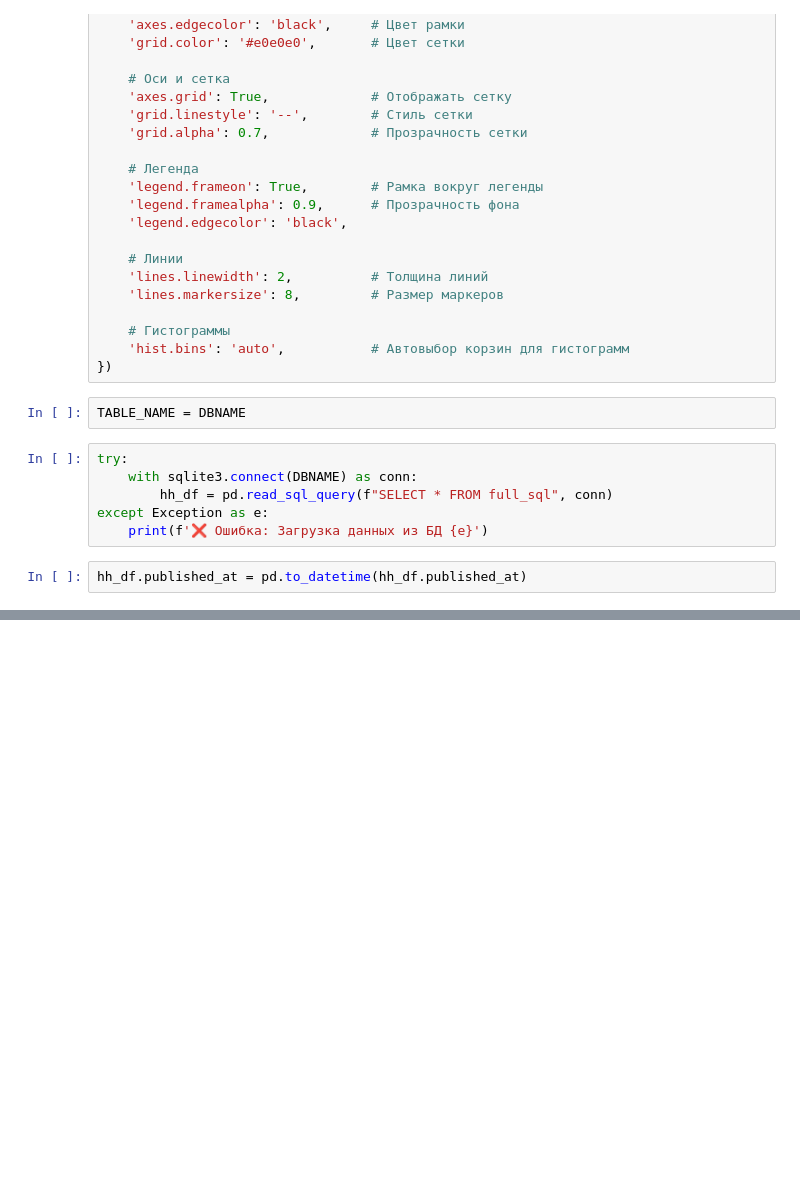
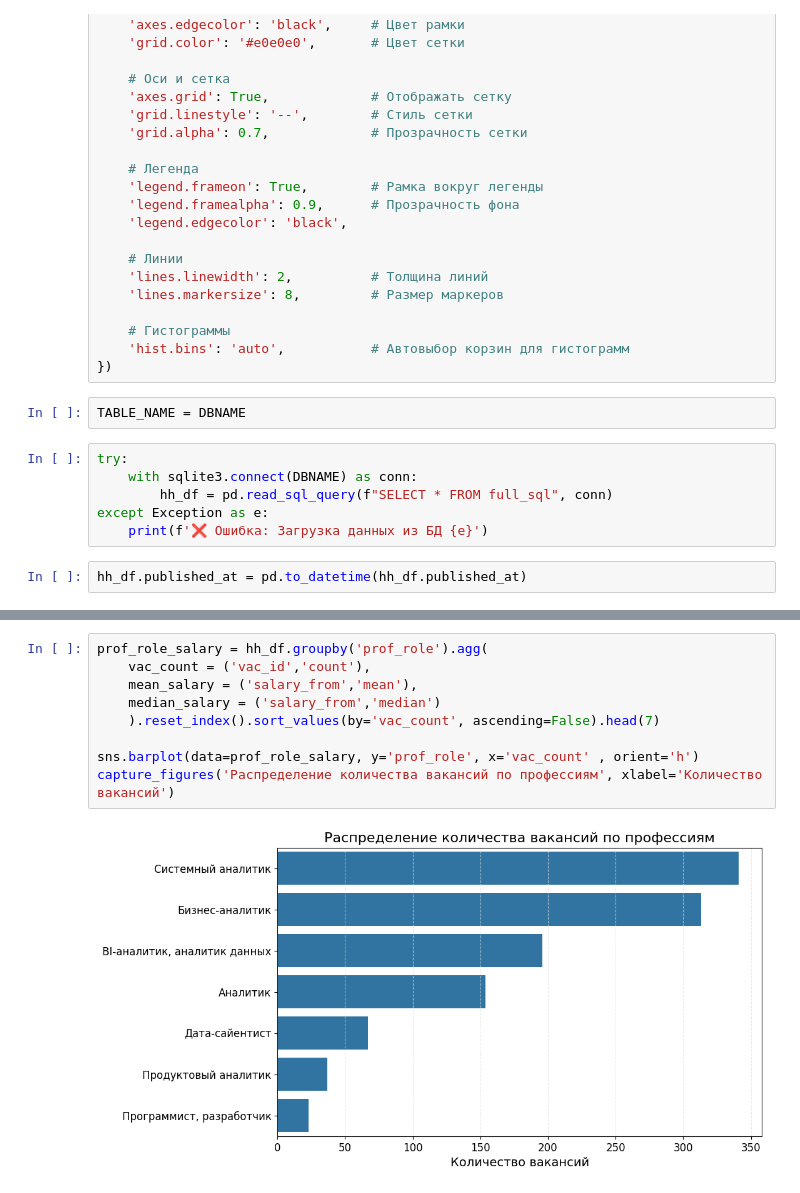
Before and after one commit to Capym9h/hh_project, a Jupyter notebook: py_analytics.ipynb, the cells around one changed output, grey strips where cells are left out. Drawn from its saved outputs; the diff is of its cells as text; blank space fills up the shorter version.

```diff
--- a/py_analytics.ipynb
+++ b/py_analytics.ipynb
@@ -123,0 +135,11 @@ plt.show()
+# %%
+prof_role_salary = hh_df.groupby('prof_role').agg(
+    vac_count = ('vac_id','count'),
+    mean_salary = ('salary_from','mean'),
+    median_salary = ('salary_from','median')
+    ).reset_index().sort_values(by='vac_count', ascending=False).head(7)
+
+sns.barplot(data=prof_role_salary, y='prof_role', x='vac_count' , orient='h')
+capture_figures('Распределение количества вакансий по профессиям', xlabel='Количество вакансий')
+# %% [output]
+[figure, added]
```
Also changed, not shown: parts of 15 cells of this notebook, 7 other files.
